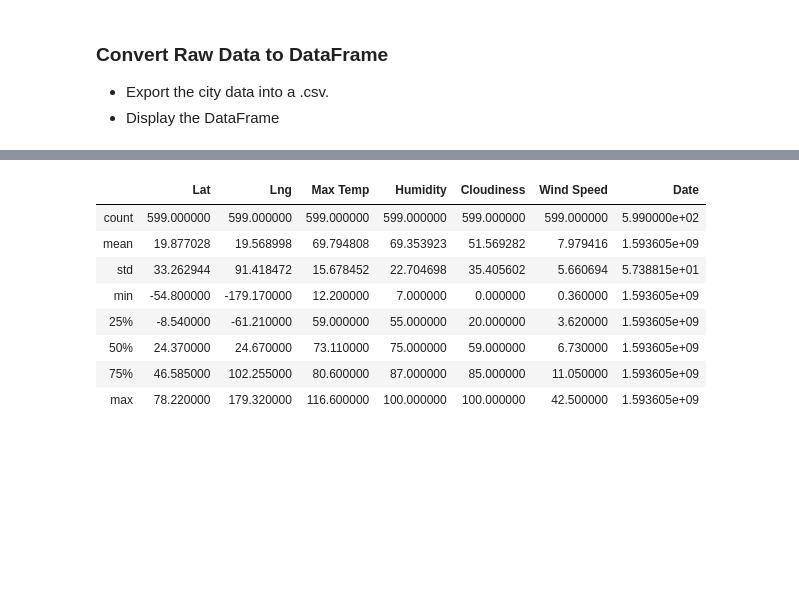
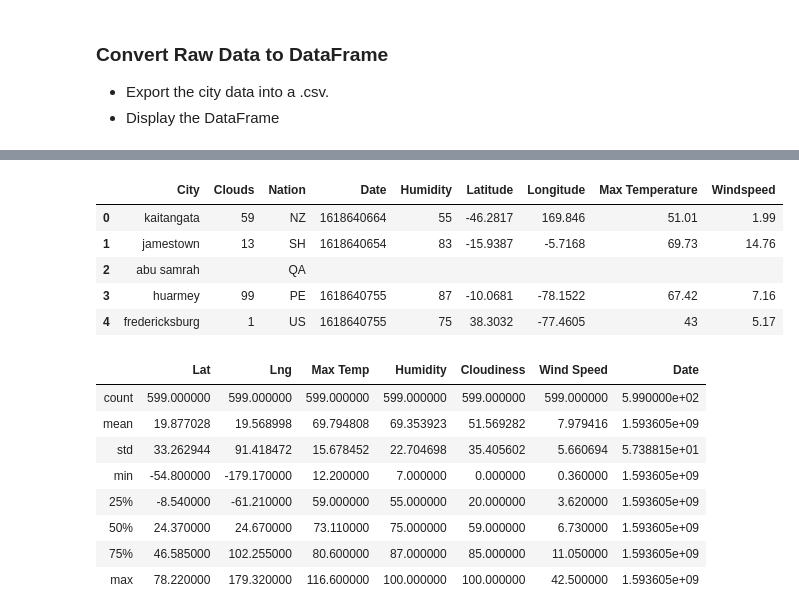
Before and after one commit to NealMaze/06.python-api-challenge, a Jupyter notebook: starter_code/WeatherPy.ipynb, the cells around one changed output, grey strips where cells are left out. Cells and saved outputs as stored; diff of their text form; code cells hidden in the pictures; blank space fills up the shorter version.

```diff
--- a/starter_code/WeatherPy.ipynb
+++ b/starter_code/WeatherPy.ipynb
@@ -146,3 +135,15 @@ Processing Weather Data for Record 27 of Set 11 | Barra do Garças
+# %%
+cityWeather["Date"].replace(" ", np.nan)
+cityWeather = cityWeather.dropna()
+cityWeather.to_csv(outputDataFile)
+cityWeather.head()
+# %% [output]
+|  | City | Clouds | Nation | Date | Humidity | Latitude | Longitude | Max Temperature | Windspeed |
+| 0 | kaitangata | 59 | NZ | 1618640664 | 55 | -46.2817 | 169.846 | 51.01 | 1.99 |
+| 1 | jamestown | 13 | SH | 1618640654 | 83 | -15.9387 | -5.7168 | 69.73 | 14.76 |
+| 2 | abu samrah |  | QA |  |  |  |  |  |  |
+| 3 | huarmey | 99 | PE | 1618640755 | 87 | -10.0681 | -78.1522 | 67.42 | 7.16 |
+| 4 | fredericksburg | 1 | US | 1618640755 | 75 | 38.3032 | -77.4605 | 43 | 5.17 |
 # %%
 # %% [output]
 |  | Lat | Lng | Max Temp | Humidity | Cloudiness | Wind Speed | Date |
```
Also changed, not shown: parts of 5 cells of this notebook, 1 other file.
